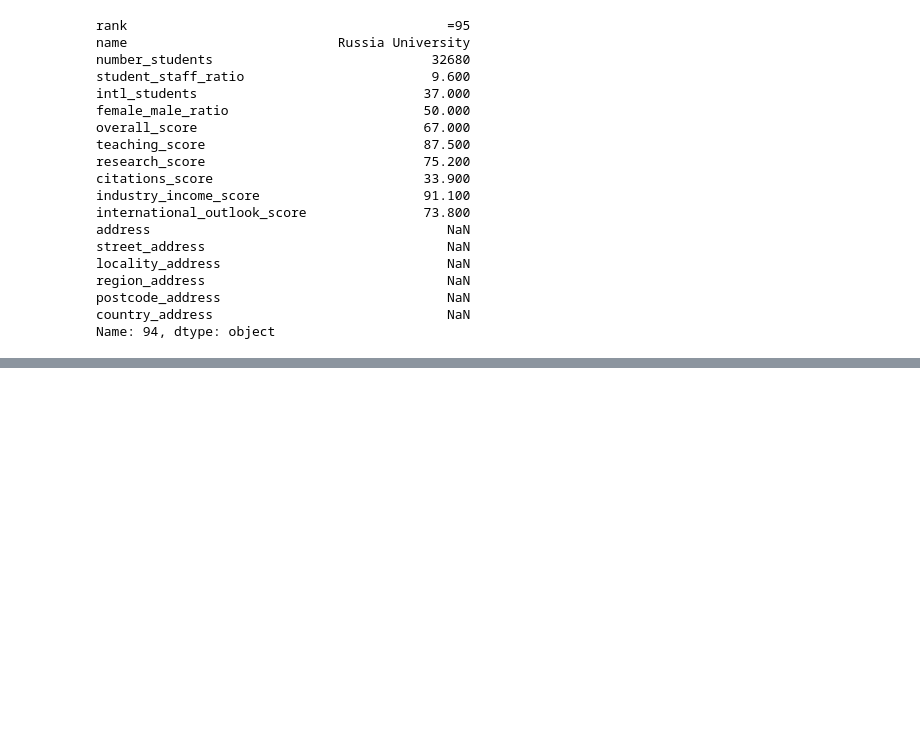
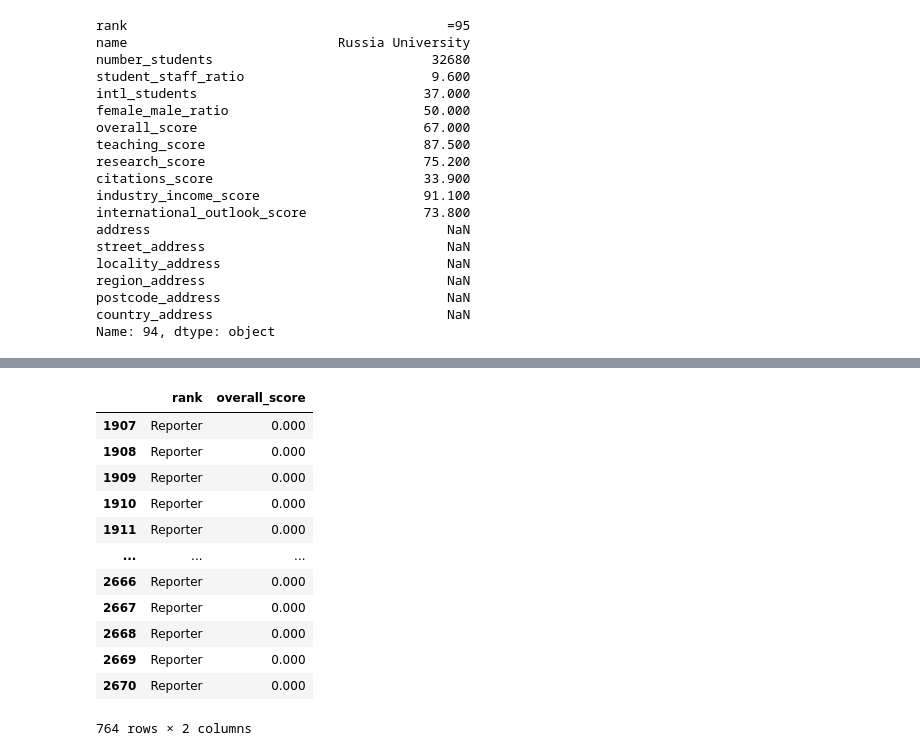
Before and after one commit to MEnesAkpinar/World-University-Ranking-Project, a Jupyter notebook: EDA_world_university_ranking_jupyter.ipynb, the cells around one changed output, grey strips where cells are left out. Cells and saved outputs as stored; diff of their text form; code cells hidden in the pictures; blank space fills up the shorter version.

```diff
--- a/EDA_world_university_ranking_jupyter.ipynb
+++ b/EDA_world_university_ranking_jupyter.ipynb
@@ -157,0 +313,2 @@ Name: 94, dtype: object
+# %%
+df2 = df.copy()
@@ -157,0 +337,18 @@ Name: 94, dtype: object
+# %%
+df2.loc[df2['rank'] == 'Reporter', 'overall_score'] = df2.loc[df2['rank'] == 'Reporter', 'overall_score'].fillna(0)
+# %%
+df2[df2['rank'] == 'Reporter'].iloc[:, [0,6]]
+# %% [output]
+|  | rank | overall_score |
+| 1907 | Reporter | 0.000 |
+| 1908 | Reporter | 0.000 |
+| 1909 | Reporter | 0.000 |
+| 1910 | Reporter | 0.000 |
+| 1911 | Reporter | 0.000 |
+| ... | ... | ... |
+| 2666 | Reporter | 0.000 |
+| 2667 | Reporter | 0.000 |
+| 2668 | Reporter | 0.000 |
+| 2669 | Reporter | 0.000 |
+| 2670 | Reporter | 0.000 |
+764 rows × 2 columns
```
Also changed, not shown: parts of 22 cells of this notebook.
